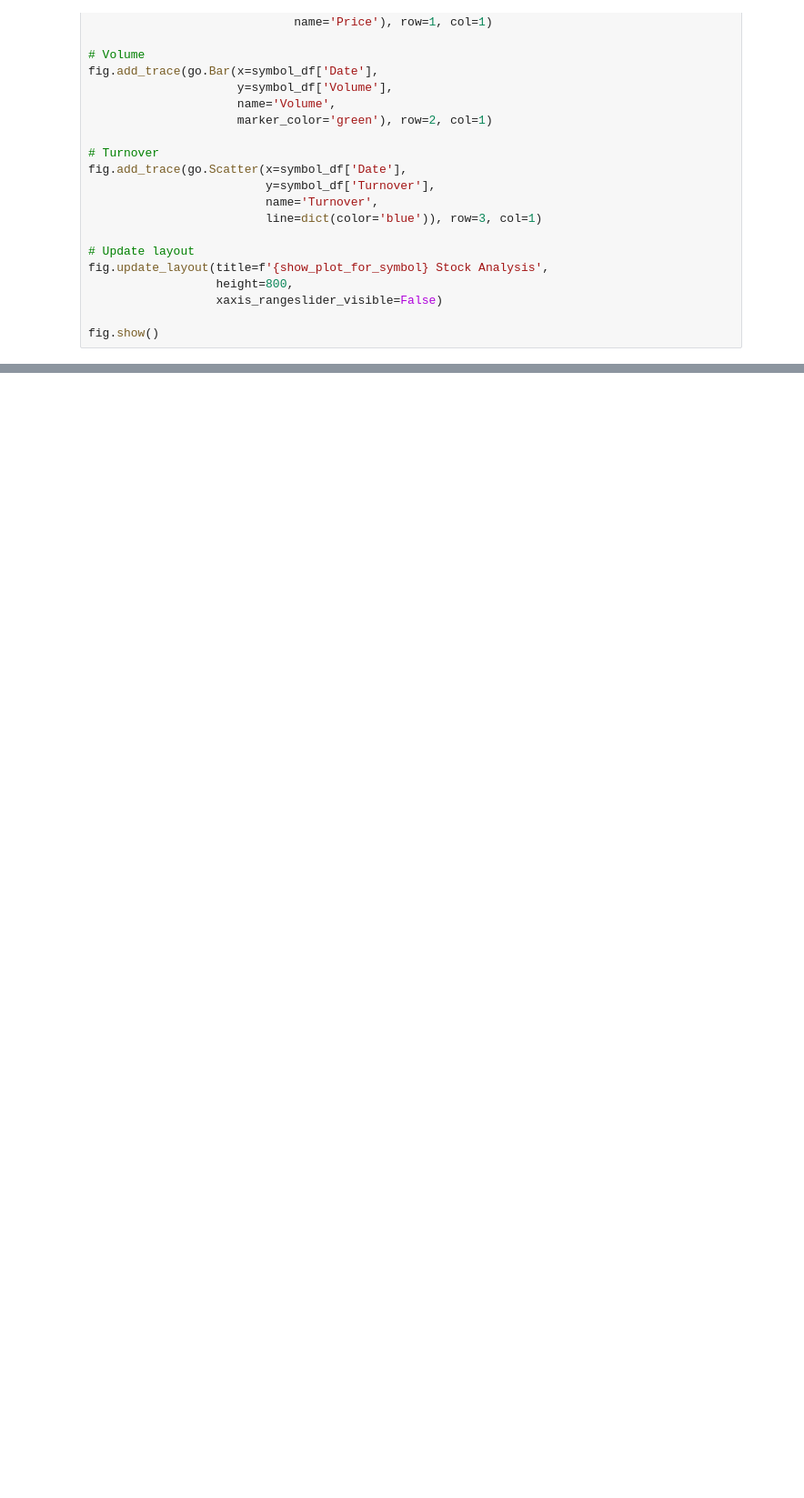
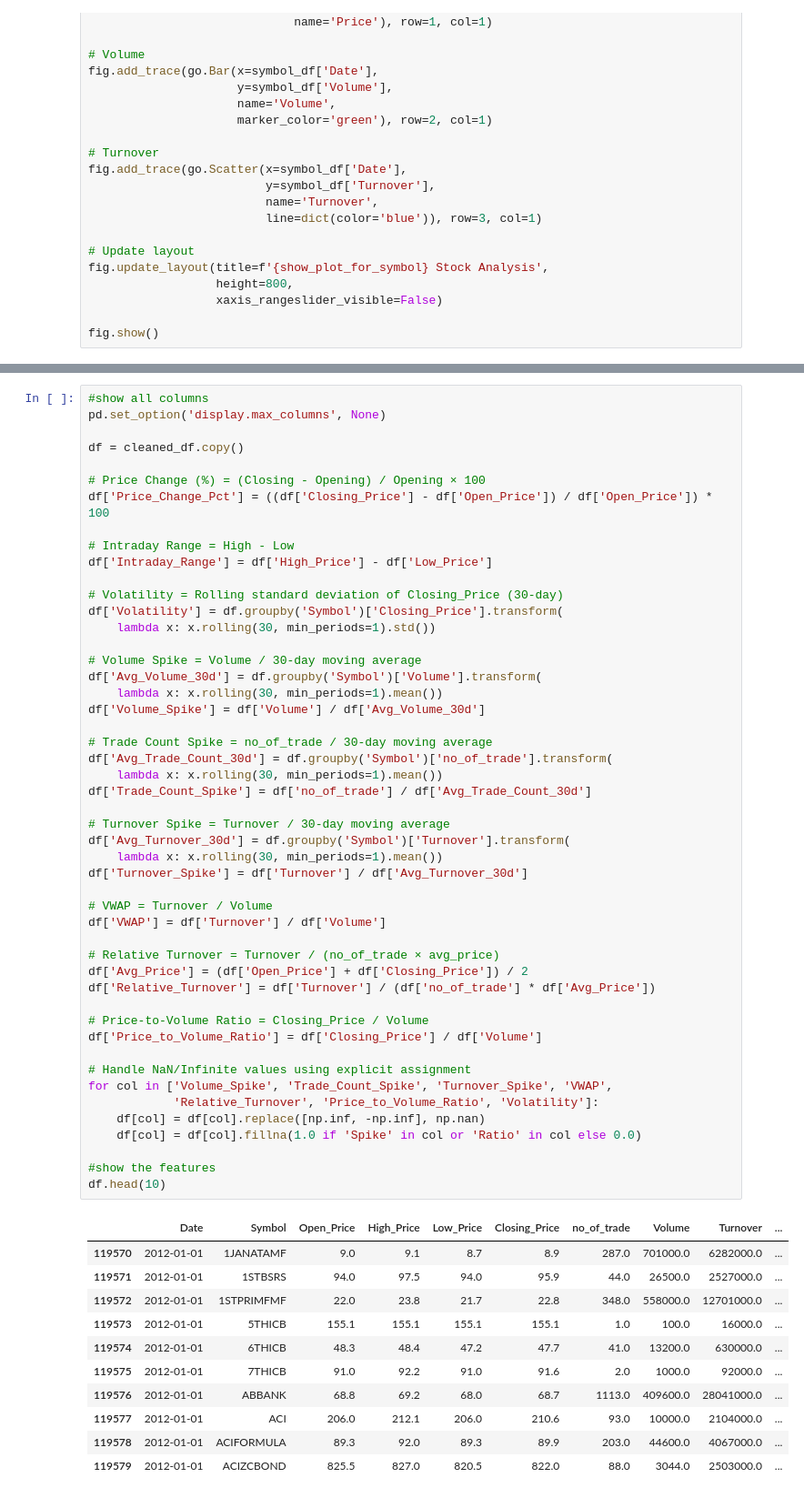
Before and after one commit to AsifZaman777/Stock-market-manipulation-detector, a Jupyter notebook: smmd.ipynb, the cells around one changed output, grey strips where cells are left out. Shown: that part at 91% size. Drawn from its saved outputs; the diff is of its cells as text; blank space fills up the shorter version.

```diff
--- a/smmd.ipynb
+++ b/smmd.ipynb
@@ -142,0 +156,61 @@ fig.show()
+# %%
+#show all columns
+pd.set_option('display.max_columns', None)
+
+df = cleaned_df.copy()
+
+# Price Change (%) = (Closing - Opening) / Opening × 100
+df['Price_Change_Pct'] = ((df['Closing_Price'] - df['Open_Price']) / df['Open_Price']) * 100
+
+# Intraday Range = High - Low
+df['Intraday_Range'] = df['High_Price'] - df['Low_Price']
+
+# Volatility = Rolling standard deviation of Closing_Price (30-day)
+df['Volatility'] = df.groupby('Symbol')['Closing_Price'].transform(
+    lambda x: x.rolling(30, min_periods=1).std())
+
+# Volume Spike = Volume / 30-day moving average
+df['Avg_Volume_30d'] = df.groupby('Symbol')['Volume'].transform(
+    lambda x: x.rolling(30, min_periods=1).mean())
+df['Volume_Spike'] = df['Volume'] / df['Avg_Volume_30d']
+
+# Trade Count Spike = no_of_trade / 30-day moving average
+df['Avg_Trade_Count_30d'] = df.groupby('Symbol')['no_of_trade'].transform(
+    lambda x: x.rolling(30, min_periods=1).mean())
+df['Trade_Count_Spike'] = df['no_of_trade'] / df['Avg_Trade_Count_30d']
+
+# Turnover Spike = Turnover / 30-day moving average
+df['Avg_Turnover_30d'] = df.groupby('Symbol')['Turnover'].transform(
+    lambda x: x.rolling(30, min_periods=1).mean())
+df['Turnover_Spike'] = df['Turnover'] / df['Avg_Turnover_30d']
+
+# VWAP = Turnover / Volume
+df['VWAP'] = df['Turnover'] / df['Volume']
+
+# Relative Turnover = Turnover / (no_of_trade × avg_price)
+df['Avg_Price'] = (df['Open_Price'] + df['Closing_Price']) / 2
+df['Relative_Turnover'] = df['Turnover'] / (df['no_of_trade'] * df['Avg_Price'])
+
+# Price-to-Volume Ratio = Closing_Price / Volume
+df['Price_to_Volume_Ratio'] = df['Closing_Price'] / df['Volume']
+
+# Handle NaN/Infinite values using explicit assignment
+for col in ['Volume_Spike', 'Trade_Count_Spike', 'Turnover_Spike', 'VWAP',
+            'Relative_Turnover', 'Price_to_Volume_Ratio', 'Volatility']:
+    df[col] = df[col].replace([np.inf, -np.inf], np.nan)
+    df[col] = df[col].fillna(1.0 if 'Spike' in col or 'Ratio' in col else 0.0)
+
+#show the features
+df.head(10)
+# %% [output]
+|  | Date | Symbol | Open_Price | High_Price | Low_Price | Closing_Price | no_of_trade | Volume | Turnover | ... |
+| 119570 | 2012-01-01 | 1JANATAMF | 9.0 | 9.1 | 8.7 | 8.9 | 287.0 | 701000.0 | 6282000.0 | ... |
+| 119571 | 2012-01-01 | 1STBSRS | 94.0 | 97.5 | 94.0 | 95.9 | 44.0 | 26500.0 | 2527000.0 | ... |
+| 119572 | 2012-01-01 | 1STPRIMFMF | 22.0 | 23.8 | 21.7 | 22.8 | 348.0 | 558000.0 | 12701000.0 | ... |
+| 119573 | 2012-01-01 | 5THICB | 155.1 | 155.1 | 155.1 | 155.1 | 1.0 | 100.0 | 16000.0 | ... |
+| 119574 | 2012-01-01 | 6THICB | 48.3 | 48.4 | 47.2 | 47.7 | 41.0 | 13200.0 | 630000.0 | ... |
+| 119575 | 2012-01-01 | 7THICB | 91.0 | 92.2 | 91.0 | 91.6 | 2.0 | 1000.0 | 92000.0 | ... |
+| 119576 | 2012-01-01 | ABBANK | 68.8 | 69.2 | 68.0 | 68.7 | 1113.0 | 409600.0 | 28041000.0 | ... |
+| 119577 | 2012-01-01 | ACI | 206.0 | 212.1 | 206.0 | 210.6 | 93.0 | 10000.0 | 2104000.0 | ... |
+| 119578 | 2012-01-01 | ACIFORMULA | 89.3 | 92.0 | 89.3 | 89.9 | 203.0 | 44600.0 | 4067000.0 | ... |
+| 119579 | 2012-01-01 | ACIZCBOND | 825.5 | 827.0 | 820.5 | 822.0 | 88.0 | 3044.0 | 2503000.0 | ... |
```
Also changed, not shown: parts of 2 cells of this notebook.
